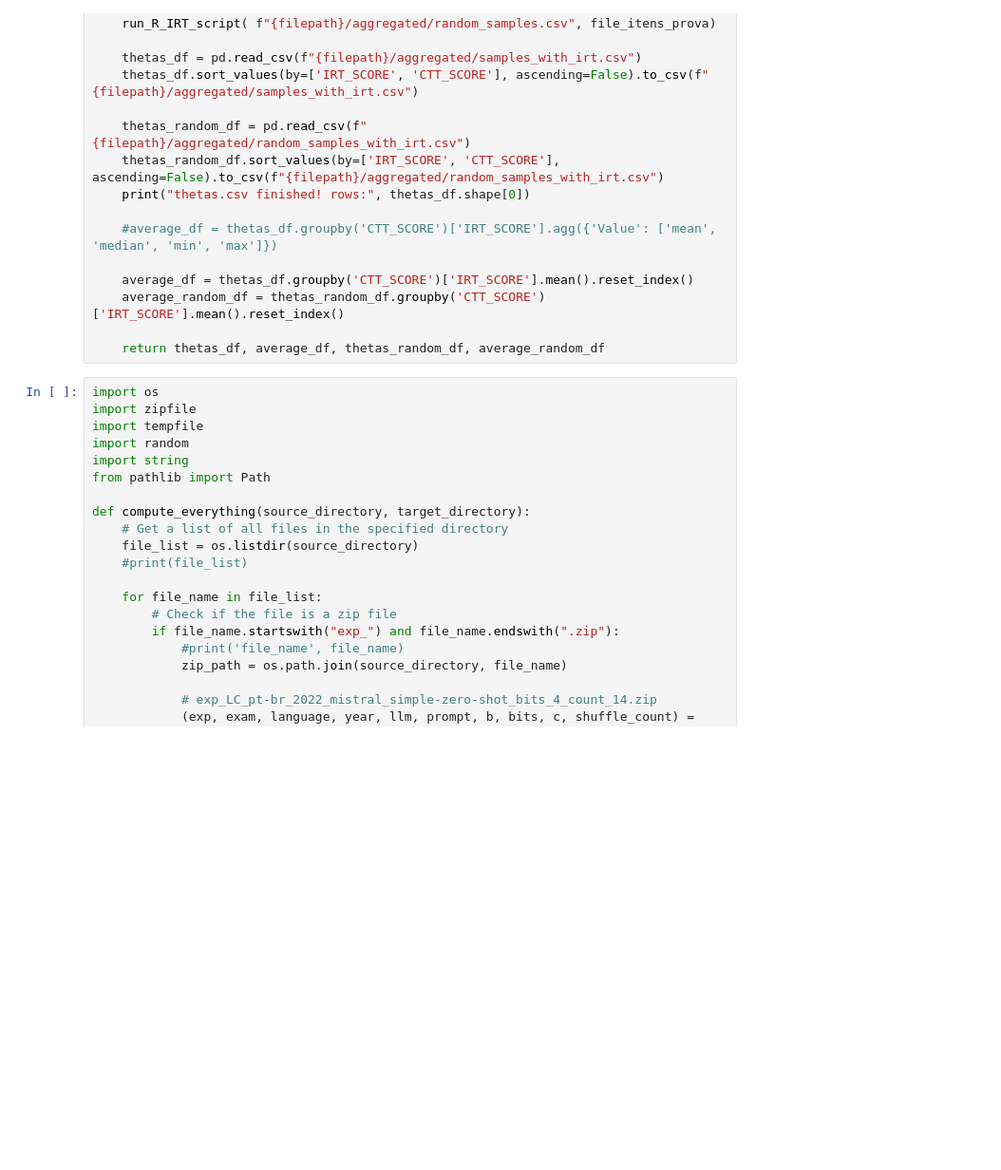
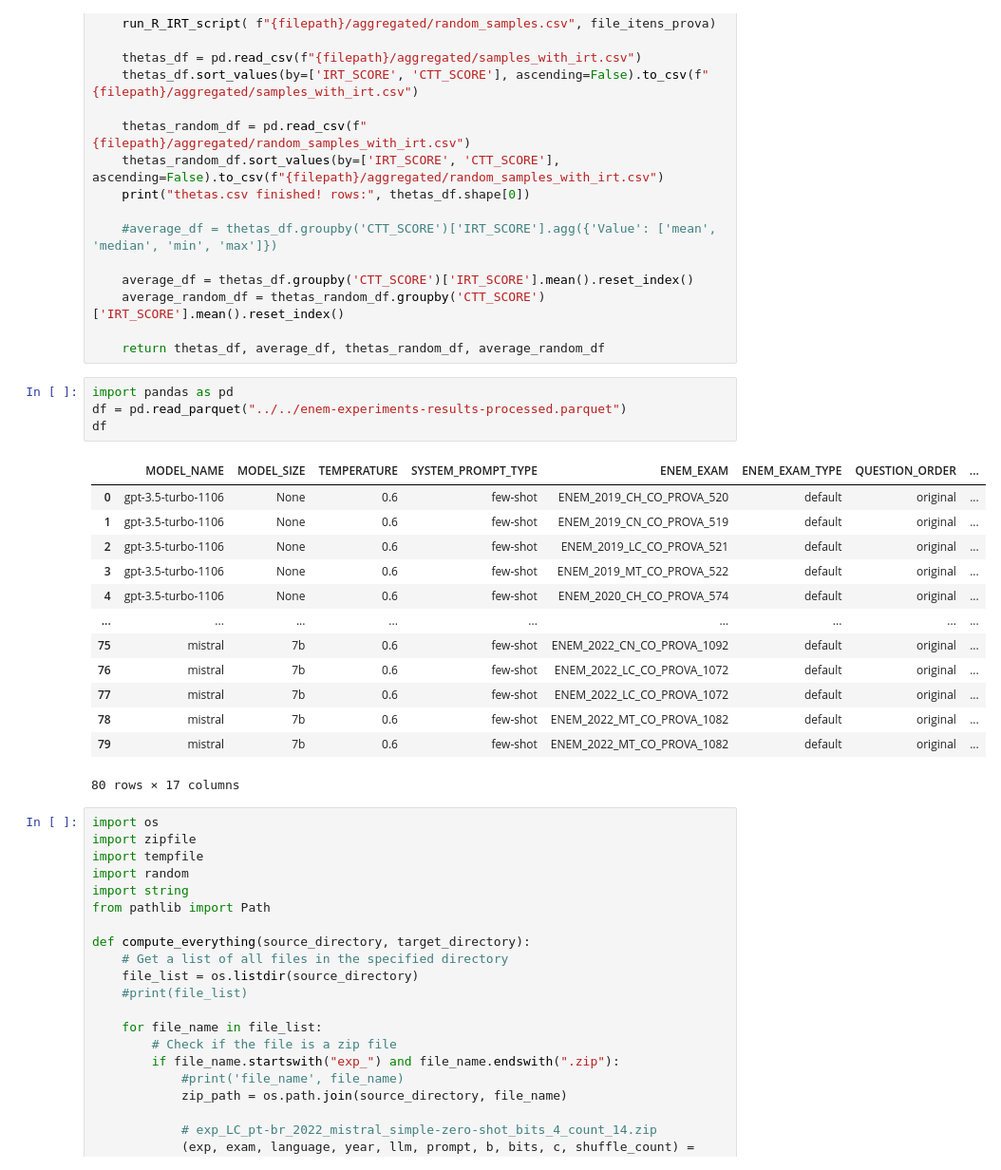
Before and after one commit to BU-UFMG-Research/irt-llms, a Jupyter notebook: scripts/calculate-irt/calculate-tri-scores.ipynb, the cells around one changed output. Shown at 95% size. Cells and saved outputs as stored; diff of their text form; blank space fills up the shorter version.

```diff
--- a/scripts/calculate-irt/calculate-tri-scores.ipynb
+++ b/scripts/calculate-irt/calculate-tri-scores.ipynb
@@ -104,6 +102,24 @@ def run_R_IRT_from(filepath):
     average_random_df = thetas_random_df.groupby('CTT_SCORE')['IRT_SCORE'].mean().reset_index()
 
     return thetas_df, average_df, thetas_random_df, average_random_df
+# %%
+import pandas as pd
+df = pd.read_parquet("../../enem-experiments-results-processed.parquet")
+df
+# %% [output]
+|  | MODEL_NAME | MODEL_SIZE | TEMPERATURE | SYSTEM_PROMPT_TYPE | ENEM_EXAM | ENEM_EXAM_TYPE | QUESTION_ORDER | ... |
+| 0 | gpt-3.5-turbo-1106 | None | 0.6 | few-shot | ENEM_2019_CH_CO_PROVA_520 | default | original | ... |
+| 1 | gpt-3.5-turbo-1106 | None | 0.6 | few-shot | ENEM_2019_CN_CO_PROVA_519 | default | original | ... |
+| 2 | gpt-3.5-turbo-1106 | None | 0.6 | few-shot | ENEM_2019_LC_CO_PROVA_521 | default | original | ... |
+| 3 | gpt-3.5-turbo-1106 | None | 0.6 | few-shot | ENEM_2019_MT_CO_PROVA_522 | default | original | ... |
+| 4 | gpt-3.5-turbo-1106 | None | 0.6 | few-shot | ENEM_2020_CH_CO_PROVA_574 | default | original | ... |
+| ... | ... | ... | ... | ... | ... | ... | ... | ... |
+| 75 | mistral | 7b | 0.6 | few-shot | ENEM_2022_CN_CO_PROVA_1092 | default | original | ... |
+| 76 | mistral | 7b | 0.6 | few-shot | ENEM_2022_LC_CO_PROVA_1072 | default | original | ... |
+| 77 | mistral | 7b | 0.6 | few-shot | ENEM_2022_LC_CO_PROVA_1072 | default | original | ... |
+| 78 | mistral | 7b | 0.6 | few-shot | ENEM_2022_MT_CO_PROVA_1082 | default | original | ... |
+| 79 | mistral | 7b | 0.6 | few-shot | ENEM_2022_MT_CO_PROVA_1082 | default | original | ... |
+80 rows × 17 columns
 # %%
 import os
 import zipfile
```
Also changed, not shown: parts of 1 cell of this notebook, 11 other files.
